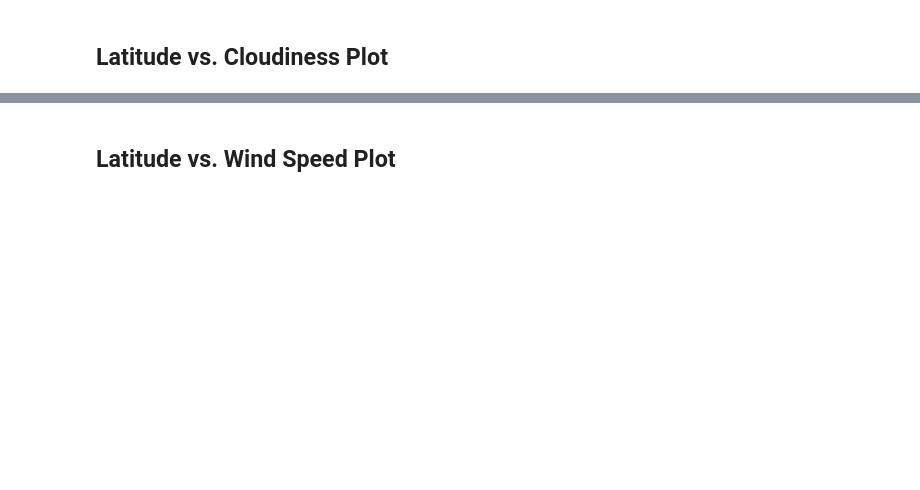
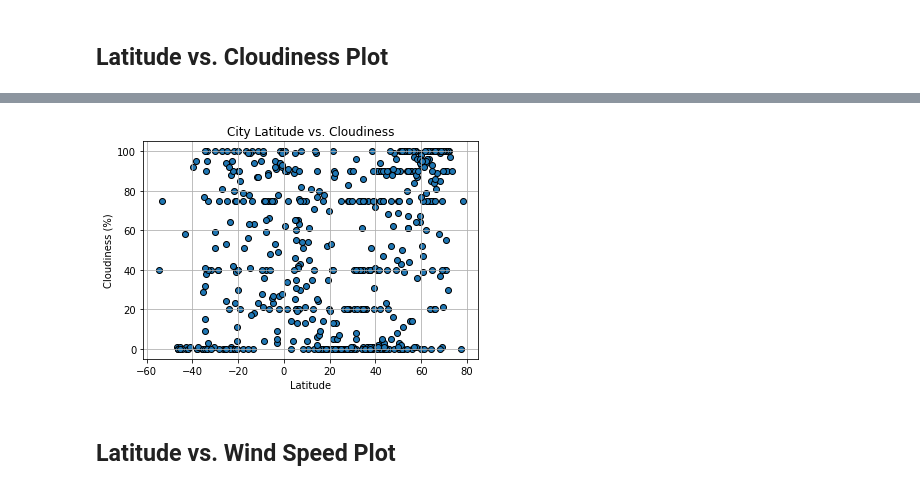
Before and after one commit to mscheme/python-api-challenge, a Jupyter notebook: WeatherPy/WeatherPy.ipynb, the cells around one changed output, grey strips where cells are left out. Saved outputs shown, nothing was run; the diff lists cells and outputs as text; code cells hidden in the pictures; blank space fills up the shorter version.

```diff
--- a/WeatherPy/WeatherPy.ipynb
+++ b/WeatherPy/WeatherPy.ipynb
@@ -163,2 +238,21 @@ Int64Index([], dtype='int64')
+# %%
+# latitude vs. cloudiness scatter plot
+plt.scatter(clean_city_data['Lat'],
+            clean_city_data['Cloudiness'],
+            edgecolor="black", linewidths=1, marker="o")
+
+# add labels, titles, etc.
+plt.title("City Latitude vs. Cloudiness")
+plt.ylabel("Cloudiness (%)")
+plt.xlabel("Latitude")
+plt.grid(True)
+
+# Save the plot
+plt.savefig("output_data/lat_VS_cloudiness.png")
+
+# Show plot
+plt.show()
+# %% [output]
+[figure, added]
 # %% [markdown]
 ## Latitude vs. Wind Speed Plot
```
Also changed, not shown: parts of 17 cells of this notebook, 4 other files.
